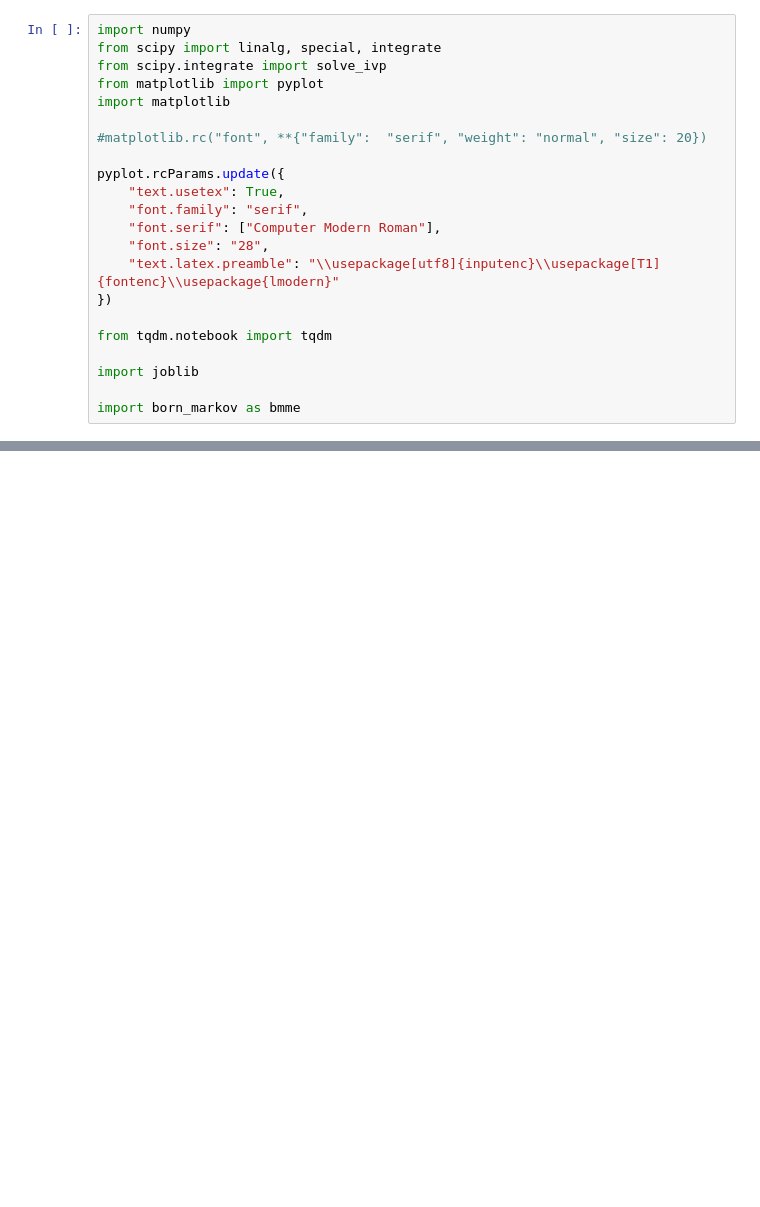
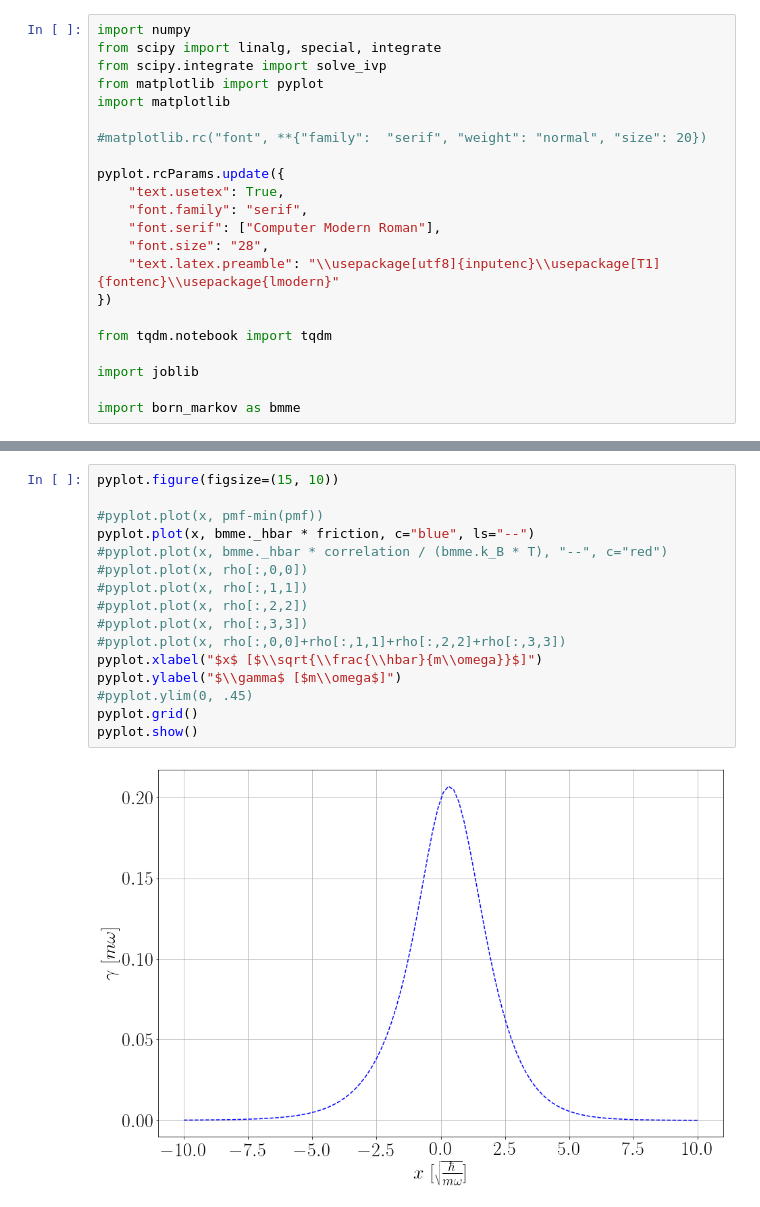
Before and after one commit to robingrether/Born-Markov, a Jupyter notebook: Anderson w Energy Landscape & Direct Hopping.ipynb, the cells around one changed output, grey strips where cells are left out. Cells and saved outputs as stored; diff of their text form; blank space fills up the shorter version.

```diff
--- a/Anderson w Energy Landscape & Direct Hopping.ipynb
+++ b/Anderson w Energy Landscape & Direct Hopping.ipynb
@@ -105,0 +174,18 @@ pyplot.show()
+# %%
+pyplot.figure(figsize=(15, 10))
+
+#pyplot.plot(x, pmf-min(pmf))
+pyplot.plot(x, bmme._hbar * friction, c="blue", ls="--")
+#pyplot.plot(x, bmme._hbar * correlation / (bmme.k_B * T), "--", c="red")
+#pyplot.plot(x, rho[:,0,0])
+#pyplot.plot(x, rho[:,1,1])
+#pyplot.plot(x, rho[:,2,2])
+#pyplot.plot(x, rho[:,3,3])
+#pyplot.plot(x, rho[:,0,0]+rho[:,1,1]+rho[:,2,2]+rho[:,3,3])
+pyplot.xlabel("$x$ [$\\sqrt{\\frac{\\hbar}{m\\omega}}$]")
+pyplot.ylabel("$\\gamma$ [$m\\omega$]")
+#pyplot.ylim(0, .45)
+pyplot.grid()
+pyplot.show()
+# %% [output]
+[figure, added]
```
Also changed, not shown: parts of 3 cells of this notebook, 2 other files.
